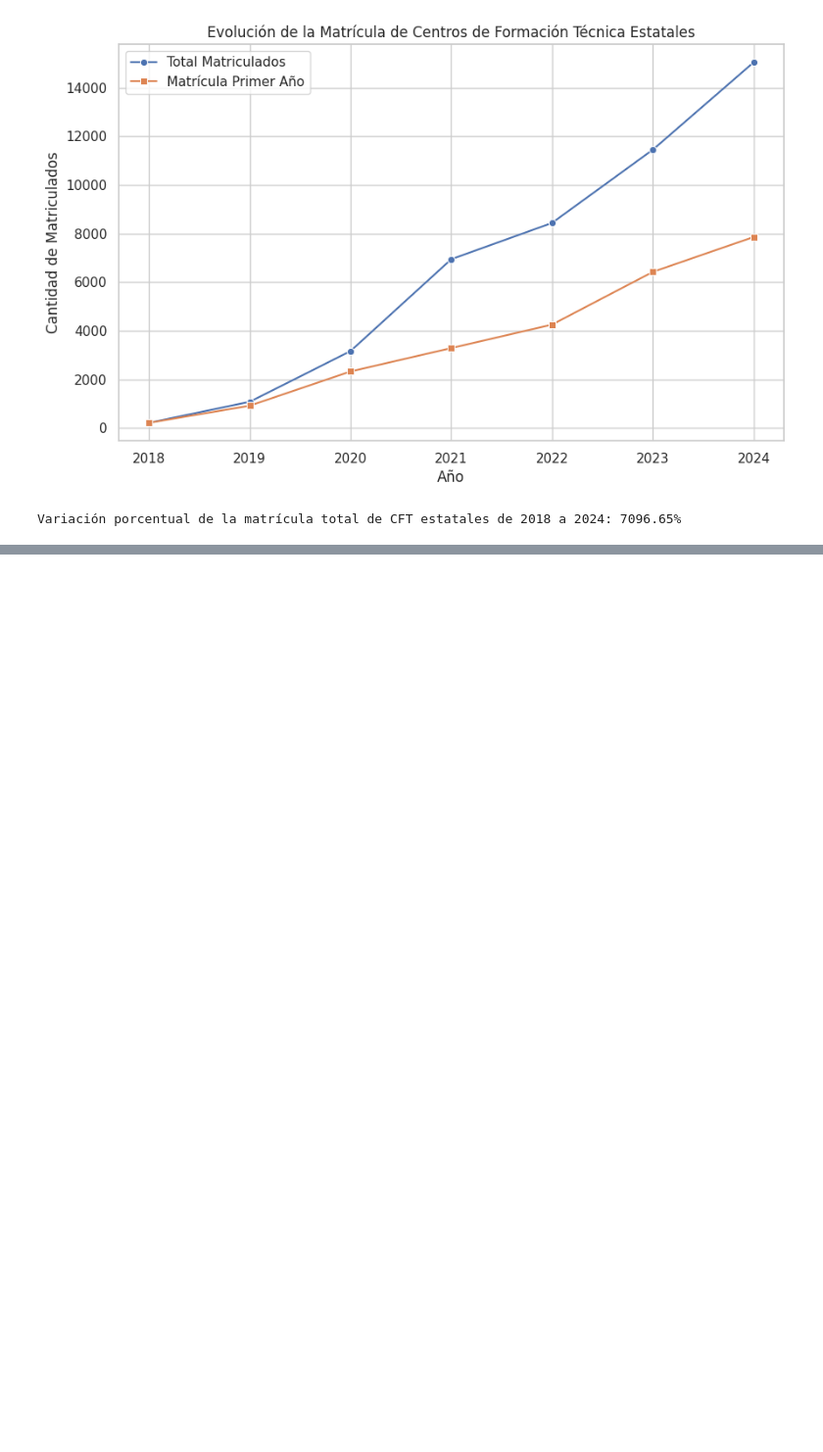
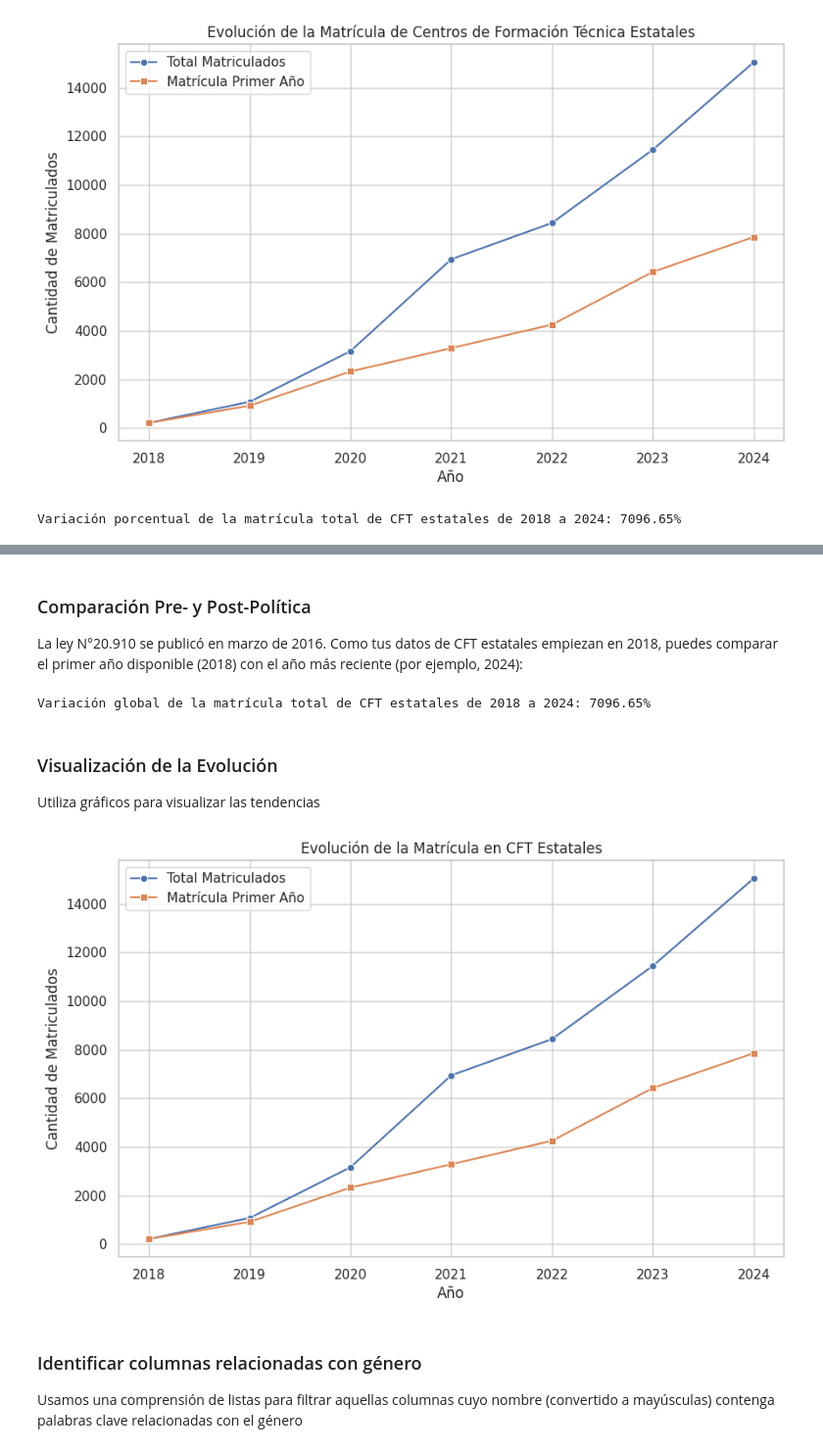
Before and after one commit to davidlealo/cft_estatales_analisis, a Jupyter notebook: analisis.ipynb, the cells around one changed output, grey strips where cells are left out. Shown at 98% size. Saved outputs shown, nothing was run; the diff lists cells and outputs as text; code cells hidden in the pictures; blank space fills up the shorter version.

```diff
--- a/analisis.ipynb
+++ b/analisis.ipynb
@@ -867,0 +878,4 @@ Variación porcentual de la matrícula total de CFT estatales de 2018 a 2024: 70
+# %%
+evolucion = df_cft_estatal.groupby("AÑO_NUM")["TOTAL MATRICULADOS"].sum().reset_index()
+print("Evolución de la matrícula total de CFT estatales:")
+print(evolucion)
@@ -867,0 +894,4 @@ Variación porcentual de la matrícula total de CFT estatales de 2018 a 2024: 70
+# %%
+evolucion_primer_año = df_cft_estatal.groupby("AÑO_NUM")["TOTAL MATRICULADOS PRIMER AÑO"].sum().reset_index()
+print("Evolución de la matrícula de primer año en CFT estatales:")
+print(evolucion_primer_año)
@@ -867,0 +908,35 @@ Variación porcentual de la matrícula total de CFT estatales de 2018 a 2024: 70
+# %% [markdown]
+### Comparación Pre- y Post-Política
+La ley N°20.910 se publicó en marzo de 2016. Como tus datos de CFT estatales empiezan en 2018, puedes comparar el primer año disponible (2018) con el año más reciente (por ejemplo, 2024):
+# %%
+anio_inicio = df_cft_estatal["AÑO_NUM"].min()  # Debe ser 2018 en tu caso
+anio_fin = df_cft_estatal["AÑO_NUM"].max()       # Por ejemplo, 2024
+
+matricula_inicio = evolucion.loc[evolucion["AÑO_NUM"] == anio_inicio, "TOTAL MATRICULADOS"].values[0]
+matricula_fin = evolucion.loc[evolucion["AÑO_NUM"] == anio_fin, "TOTAL MATRICULADOS"].values[0]
+
+variacion_global = ((matricula_fin - matricula_inicio) / matricula_inicio) * 100
+print(f"Variación global de la matrícula total de CFT estatales de {anio_inicio} a {anio_fin}: {variacion_global:.2f}%")
+# %% [output]
+Variación global de la matrícula total de CFT estatales de 2018 a 2024: 7096.65%
+# %% [markdown]
+### Visualización de la Evolución
+Utiliza gráficos para visualizar las tendencias
+# %%
+import matplotlib.pyplot as plt
+import seaborn as sns
+
+plt.figure(figsize=(10,6))
+sns.lineplot(data=evolucion, x="AÑO_NUM", y="TOTAL MATRICULADOS", marker="o", label="Total Matriculados")
+sns.lineplot(data=evolucion_primer_año, x="AÑO_NUM", y="TOTAL MATRICULADOS PRIMER AÑO", marker="s", label="Matrícula Primer Año")
+plt.title("Evolución de la Matrícula en CFT Estatales")
+plt.xlabel("Año")
+plt.ylabel("Cantidad de Matriculados")
+plt.legend()
+plt.grid(True)
+plt.show()
+# %% [output]
+[figure, added]
+# %% [markdown]
+### Identificar columnas relacionadas con género
+Usamos una comprensión de listas para filtrar aquellas columnas cuyo nombre (convertido a mayúsculas) contenga palabras clave relacionadas con el género
```
Also changed, not shown: parts of 25 cells of this notebook.
